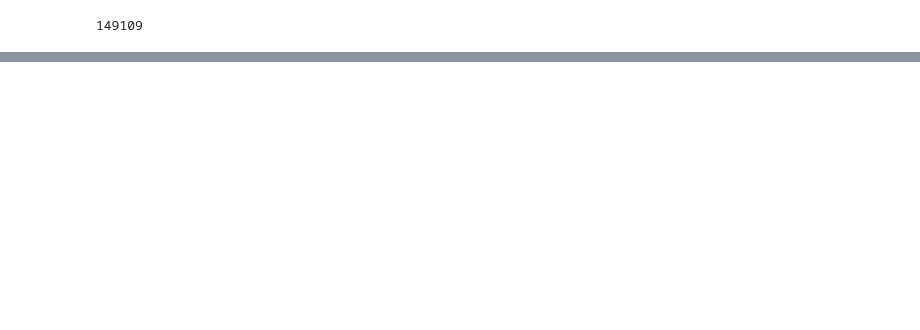
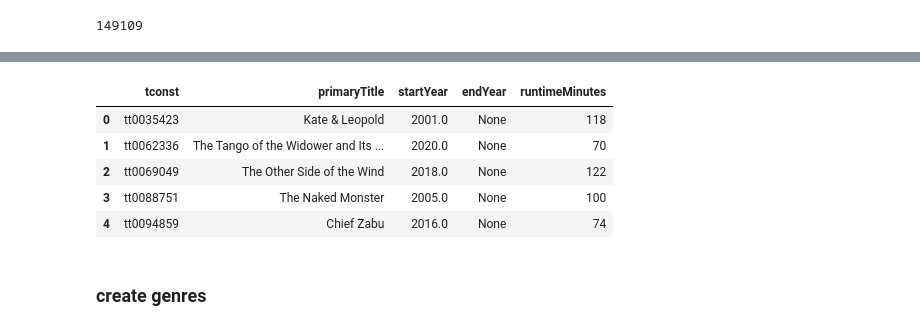
Before and after one commit to thomasgreenacre/DE_Wk1_Project-3--Part1--core-, a Jupyter notebook: DE_Wk1_Project3_Part3(core)_v2.ipynb, the cells around one changed output, grey strips where cells are left out. Cells and saved outputs as stored; diff of their text form; code cells hidden in the pictures; blank space fills up the shorter version.

```diff
--- a/DE_Wk1_Project3_Part3(core)_v2.ipynb
+++ b/DE_Wk1_Project3_Part3(core)_v2.ipynb
@@ -133,3 +168,21 @@ title_genres.to_sql('title_genres', engine,index=True, if_exists = 'replace' )
 # %%
 ## get max string length
 max_str_len = title_genres['tconst'].fillna('').map(len).max()
+# %%
+# Write your SQL query in this string
+sql = """
+SELECT *
+FROM title_basics
+LIMIT 5
+"""
+# Read the sql query into pandas to view the results
+pd.read_sql_query(sql, engine)
+# %% [output]
+|  | tconst | primaryTitle | startYear | endYear | runtimeMinutes |
+| 0 | tt0035423 | Kate & Leopold | 2001.0 | None | 118 |
+| 1 | tt0062336 | The Tango of the Widower and Its ... | 2020.0 | None | 70 |
+| 2 | tt0069049 | The Other Side of the Wind | 2018.0 | None | 122 |
+| 3 | tt0088751 | The Naked Monster | 2005.0 | None | 100 |
+| 4 | tt0094859 | Chief Zabu | 2016.0 | None | 74 |
+# %% [markdown]
+### create genres
```
Also changed, not shown: parts of 39 cells of this notebook.
